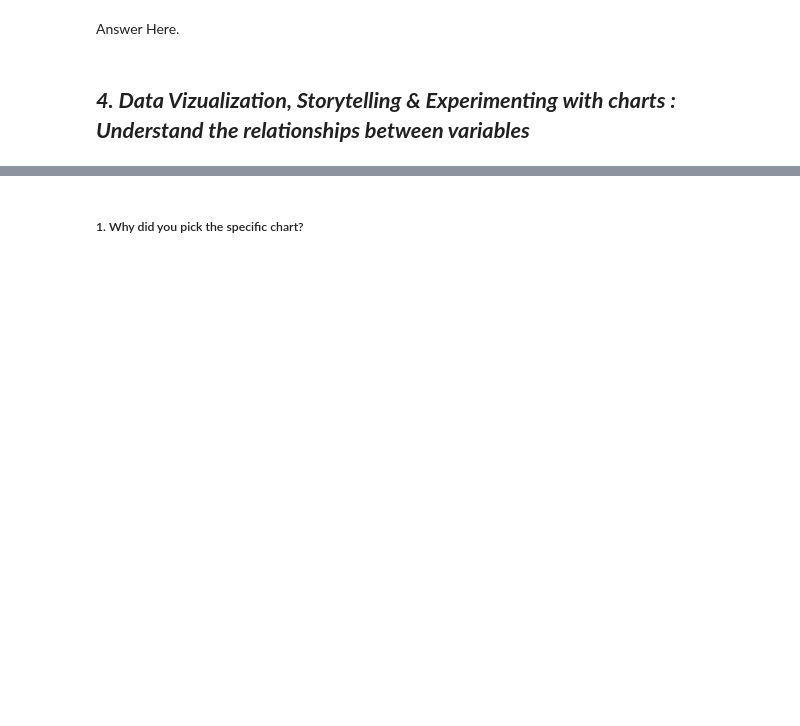
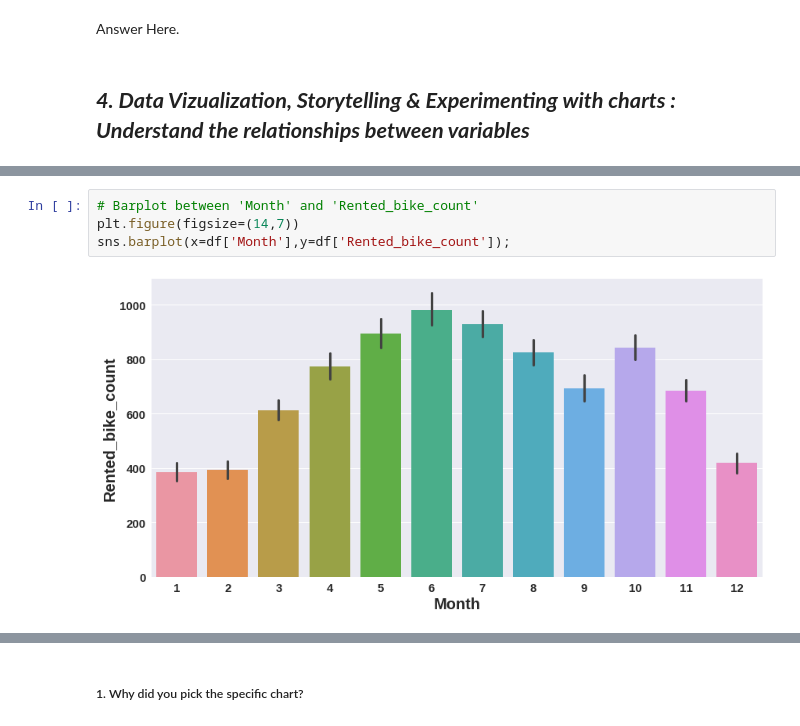
Before and after one commit to 7-sumit/Bike-Sharing-Demand-Prediction, a Jupyter notebook: Bike_Sharing_Demand_Prediction.ipynb, the cells around one changed output, grey strips where cells are left out. Cells and saved outputs as stored; diff of their text form; blank space fills up the shorter version.

```diff
--- a/Bike_Sharing_Demand_Prediction.ipynb
+++ b/Bike_Sharing_Demand_Prediction.ipynb
@@ -351,0 +371,6 @@ Answer Here.
+# %%
+# Barplot between 'Month' and 'Rented_bike_count'
+plt.figure(figsize=(14,7))
+sns.barplot(x=df['Month'],y=df['Rented_bike_count']);
+# %% [output]
+[figure, added]
```
Also changed, not shown: parts of 24 cells of this notebook.
